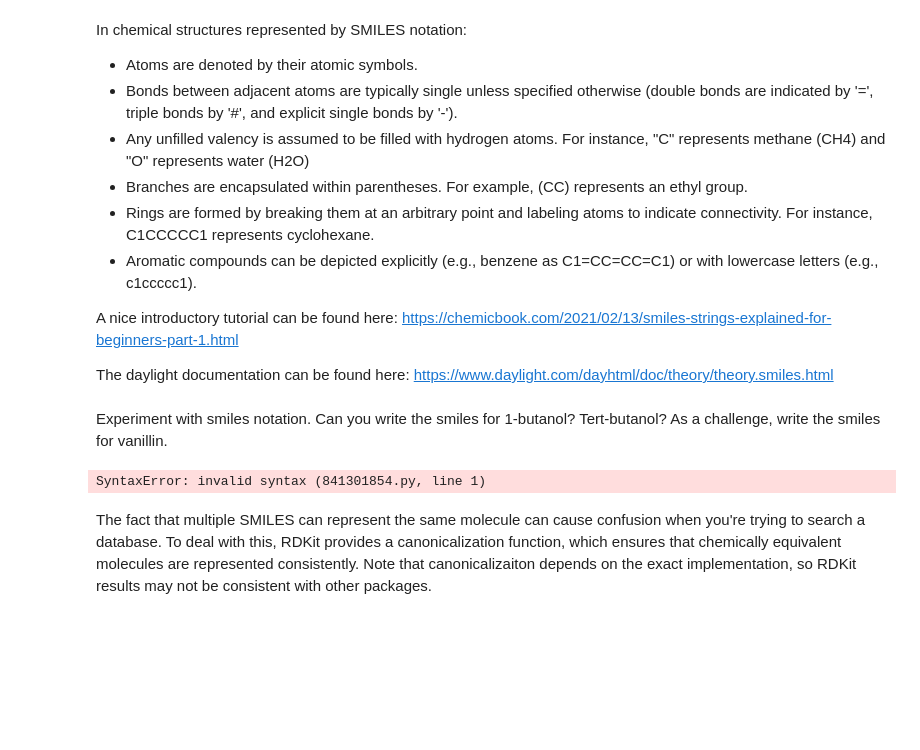
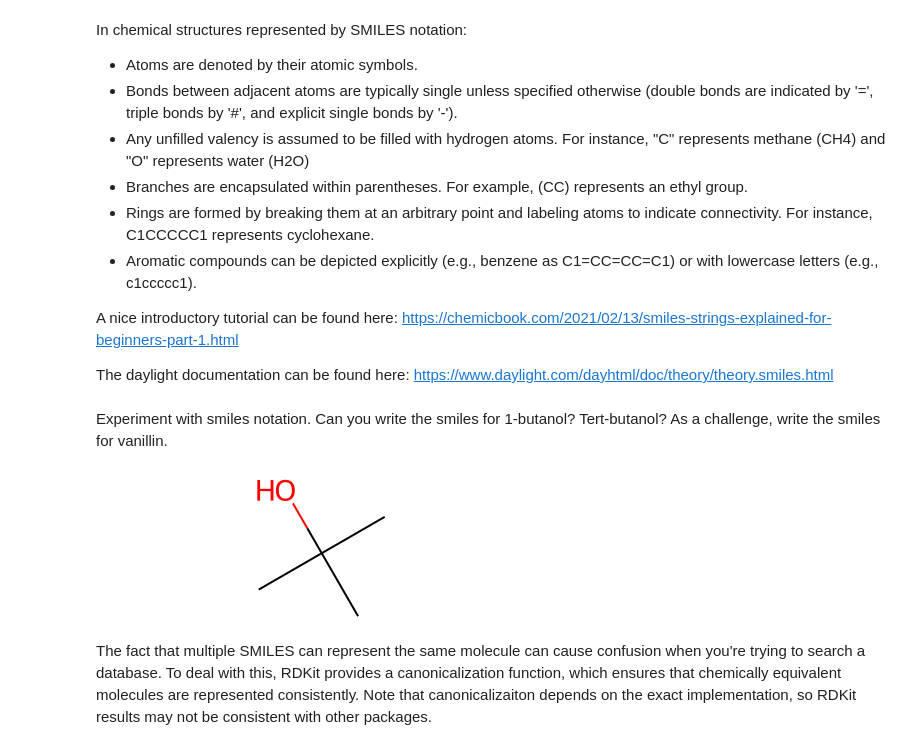
Before and after one commit to Arthurhmy/practical-programming-in-chemistry-exercises, a Jupyter notebook: week_05/05_exercises.ipynb, the cells around one changed output. Drawn from its saved outputs; the diff is of its cells as text; code cells hidden in the pictures; blank space fills up the shorter version.

```diff
--- a/week_05/05_exercises.ipynb
+++ b/week_05/05_exercises.ipynb
@@ -46,14 +46,14 @@ The daylight documentation can be found here:
 https://www.daylight.com/dayhtml/doc/theory/theory.smiles.html
 # %% [markdown]
 Experiment with smiles notation. Can you write the smiles for 1-butanol? Tert-butanol? As a challenge, write the smiles for vanillin.
-# %%
-butanol = # your smiles here
-tertbutanol = # your smiles here
-vanillin = # your smiles here
-
-Chem.MolFromSmiles(vanillin)
-# %% [output]
-SyntaxError: invalid syntax (841301854.py, line 1)
+# %%
+butanol = ("OCCCC")
+tertbutanol = ("CC(C)(C)O")
+vanillin = ("c1(C=O)cc(OC)c(O)cc1")
+
+Chem.MolFromSmiles(tertbutanol)
+# %% [output]
+[figure, added]
 # %% [markdown]
 The fact that multiple SMILES can represent the same molecule can cause confusion when you're trying to search a database. To deal with this, RDKit provides a canonicalization function, which ensures that chemically equivalent molecules are represented consistently. Note that canonicalizaiton depends on the exact implementation, so RDKit results may not be consistent with other packages.
 # %% [markdown]
```
Also changed, not shown: parts of 45 cells of this notebook, 1 other file.
